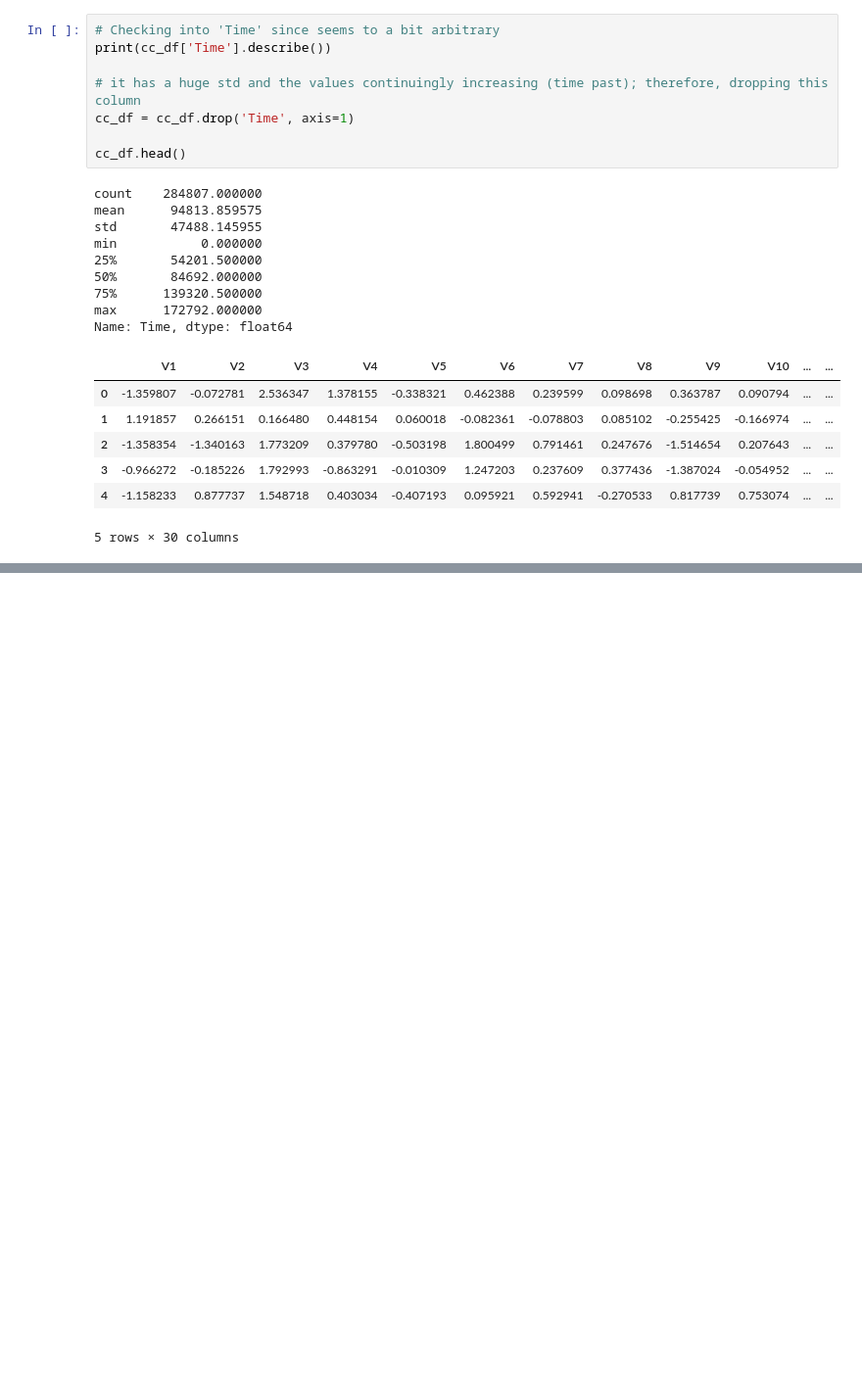
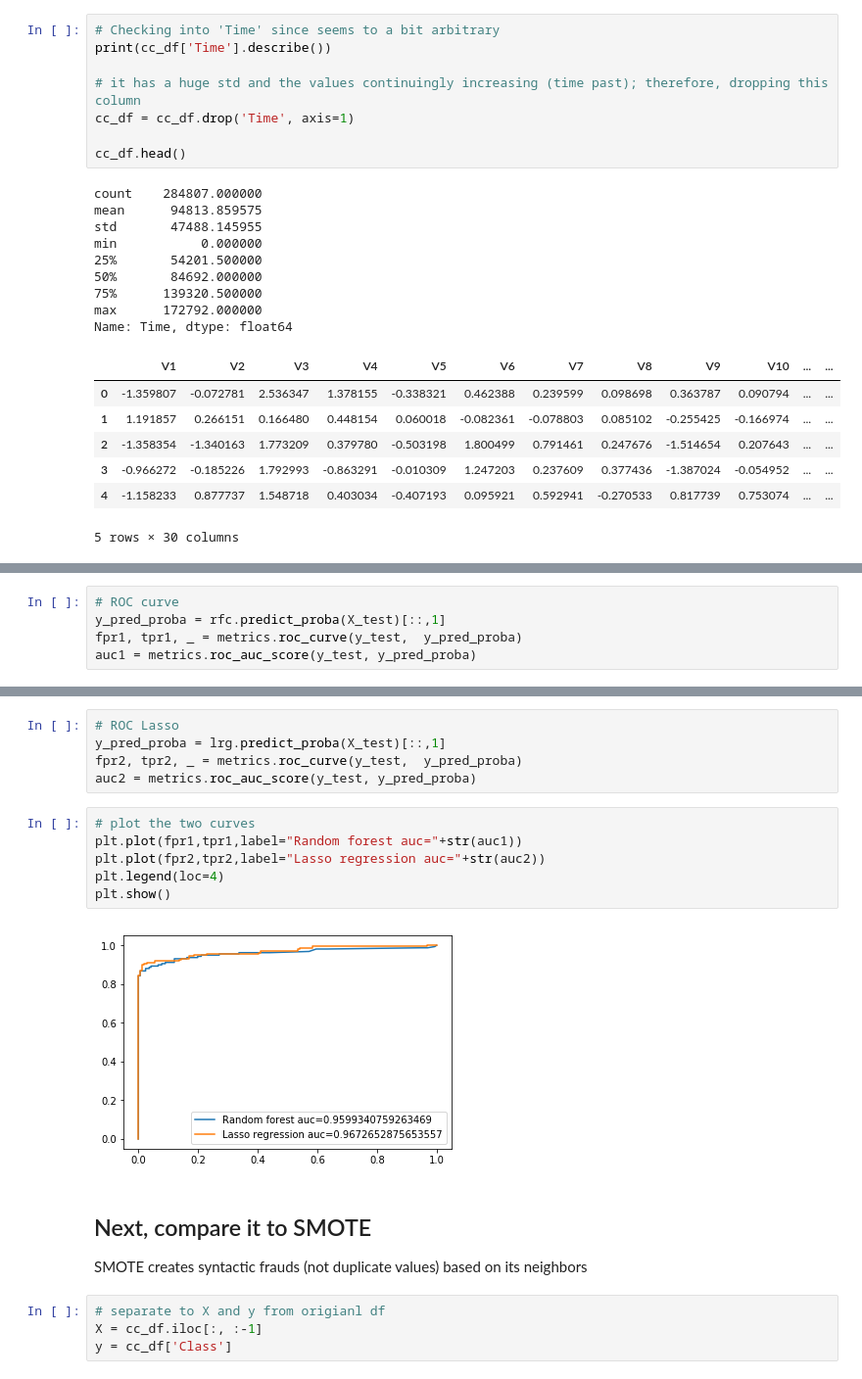
Before and after one commit to leeorn/Thinkful, a Jupyter notebook: Bootcamp/Unit 3/Lesson6/Credit Card Fraud Detection.ipynb, the cells around one changed output, grey strips where cells are left out. Shown at 98% size. Saved outputs shown, nothing was run; the diff lists cells and outputs as text; blank space fills up the shorter version.

```diff
--- a/Bootcamp/Unit 3/Lesson6/Credit Card Fraud Detection.ipynb
+++ b/Bootcamp/Unit 3/Lesson6/Credit Card Fraud Detection.ipynb
@@ -347,0 +180,5 @@ log_dict
+# %%
+# ROC curve
+y_pred_proba = rfc.predict_proba(X_test)[::,1]
+fpr1, tpr1, _ = metrics.roc_curve(y_test,  y_pred_proba)
+auc1 = metrics.roc_auc_score(y_test, y_pred_proba)
@@ -347,0 +236,20 @@ log_dict
+# %%
+# ROC Lasso
+y_pred_proba = lrg.predict_proba(X_test)[::,1]
+fpr2, tpr2, _ = metrics.roc_curve(y_test,  y_pred_proba)
+auc2 = metrics.roc_auc_score(y_test, y_pred_proba)
+# %%
+# plot the two curves
+plt.plot(fpr1,tpr1,label="Random forest auc="+str(auc1))
+plt.plot(fpr2,tpr2,label="Lasso regression auc="+str(auc2))
+plt.legend(loc=4)
+plt.show()
+# %% [output]
+[figure, added]
+# %% [markdown]
+## Next, compare it to SMOTE
+SMOTE creates syntactic frauds (not duplicate values) based on its neighbors
+# %%
+# separate to X and y from origianl df
+X = cc_df.iloc[:, :-1]
+y = cc_df['Class']
```
Also changed, not shown: parts of 59 cells of this notebook.
